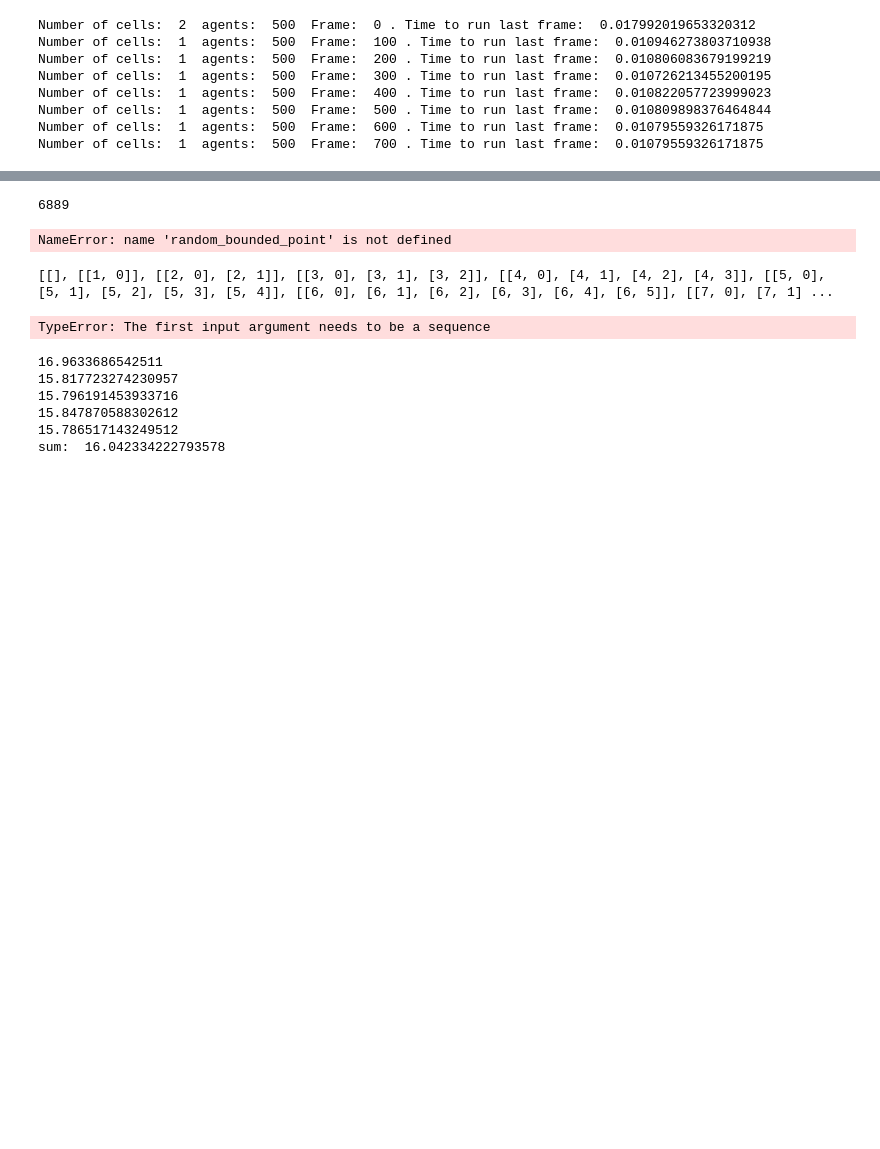
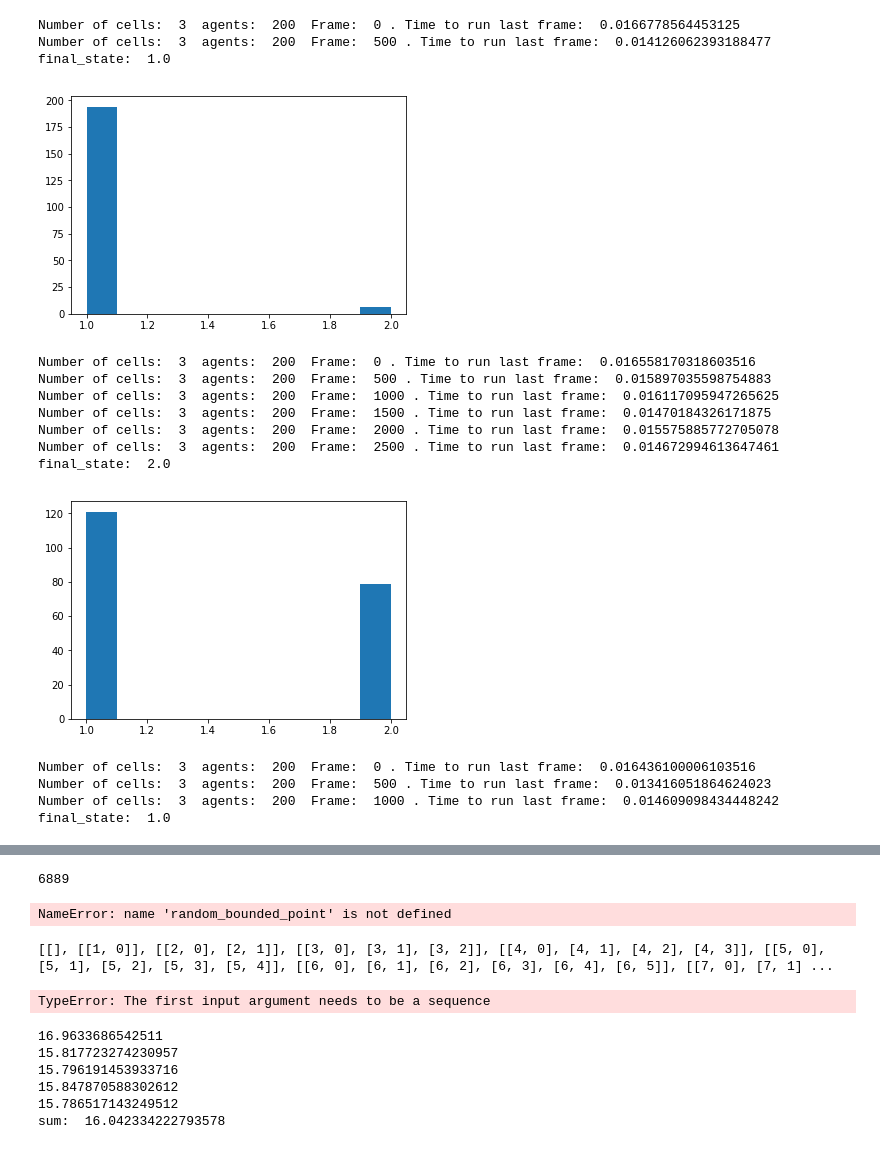
Before and after one commit to benkoger/pytorch_schooling, a Jupyter notebook: schooling_contagion_pytorch.ipynb, the cells around one changed output, grey strips where cells are left out. Drawn from its saved outputs; the diff is of its cells as text; code cells hidden in the pictures; blank space fills up the shorter version.

```diff
--- a/schooling_contagion_pytorch.ipynb
+++ b/schooling_contagion_pytorch.ipynb
@@ -558,13 +1000,14 @@ class Simulation():
 # %%
-#test area
+%matplotlib inline
 
 import time
+import matplotlib.pyplot as plt
 random.seed()
 
-total_frames = 1000
+total_frames = 10000
 
-simulation = Simulation(num_agents=500, arena_size=800, number_of_cells=1,
-                        body_size=1.0, video=False)
+# simulation = Simulation(num_agents=100, arena_size=800, number_of_cells=1,
+#                         body_size=1.0, video=False)
 
 time_segment = 0
 time_main = 0
@@ -573,55 +1016,86 @@ time_draw = 0
 #fps = []
 #num_agents_list = list(range(1,3100, 100))
 
-num_agents_list = [500]
+num_agents_list = [200]
 
 
+number_cells = 3
 
+convergence_threshold = 100
+convergence_count = 0
 
 #Simulation starts HERE
 for num_agents in num_agents_list:
-    for trial in range(1):
-        simulation = Simulation(num_agents=num_agents, arena_size=800, number_of_cells=3,
-                        body_size=1.0, video=False)
+    final_states = []
+    for trial in range(100):
+        simulation = Simulation(num_agents=num_agents, arena_size=500, number_of_cells=number_cells,
+                                body_size=3.0, video=False, speed=3, state_threshold=.5, number_of_states = 2,
+                                noise_sd = 1.0)
         time_start = time.time()
         for frame in range(total_frames):
             t = time.time()
             simulation.segment_individuals()
             time_segment += time.time() - t
 
             t = time.time()
-            simulation.main_graph()
-            if frame % 100 == 0:
+            converged = simulation.main_graph()
+            if converged:
+                convergence_count += 1
+            else:
+                convergence_count = 0
+
+            if frame % 500 == 0:
                 print('Number of cells: ', simulation.number_of_cells, ' agents: ' ,num_agents, ' Frame: ', frame, '. Time to run last frame: ', time.time() - t)
         #    if frame == 50:
         #         %lprun -f simulation.main_graph simulation.main_graph()
             time_main += time.time() - t
 
-            if frame % 2 == 0:
+            if frame % 100 == 0:
                 kill = simulation.graphics()
 
                 time_draw += time.time() - t
 
 
-            if kill:
+            if kill or convergence_count > convergence_threshold:
                 close_cv2()
                 break
 
+        agents = simulation.get_agents()
+        agents_states = [a.state for a in agents]
+        final_states.append(agents_states)
+        print('final_state: ', agents_states[0])
+        plt.hist(agents_states)
+        plt.show()
+
+
         total_time = time.time() - time_start
         #print('total time: ', total_time)
-        #print('frames per second: ', frame / total_time )
+#         print('number of cells: ', number_cells, ' averaged over ', total_frames, 'frames')
+#         print('frames per second: ', frame / total_time )
         #fps.append(frame / total_time)
         close_cv2()
 
-        #print('time_segment: ', time_segment/frame )
-        #print('time_main: ', time_main/frame )
-        #print('time_draw: ', time_draw/frame )
+
+#         print('time_segment: ', time_segment/frame )
+#         print('time_main: ', time_main/frame )
+#         print('time_draw: ', time_draw/frame )
+
+plt.hist(list(itertools.chain(*final_states)))
+plt.show()
 # %% [output]
-Number of cells:  2  agents:  500  Frame:  0 . Time to run last frame:  0.017992019653320312
-Number of cells:  1  agents:  500  Frame:  100 . Time to run last frame:  0.010946273803710938
-Number of cells:  1  agents:  500  Frame:  200 . Time to run last frame:  0.010806083679199219
-Number of cells:  1  agents:  500  Frame:  300 . Time to run last frame:  0.010726213455200195
-Number of cells:  1  agents:  500  Frame:  400 . Time to run last frame:  0.010822057723999023
-Number of cells:  1  agents:  500  Frame:  500 . Time to run last frame:  0.010809898376464844
-Number of cells:  1  agents:  500  Frame:  600 . Time to run last frame:  0.01079559326171875
-Number of cells:  1  agents:  500  Frame:  700 . Time to run last frame:  0.01079559326171875
+Number of cells:  3  agents:  200  Frame:  0 . Time to run last frame:  0.0166778564453125
+Number of cells:  3  agents:  200  Frame:  500 . Time to run last frame:  0.014126062393188477
+final_state:  1.0
+[figure, added]
+Number of cells:  3  agents:  200  Frame:  0 . Time to run last frame:  0.016558170318603516
+Number of cells:  3  agents:  200  Frame:  500 . Time to run last frame:  0.015897035598754883
+Number of cells:  3  agents:  200  Frame:  1000 . Time to run last frame:  0.016117095947265625
+Number of cells:  3  agents:  200  Frame:  1500 . Time to run last frame:  0.01470184326171875
+Number of cells:  3  agents:  200  Frame:  2000 . Time to run last frame:  0.015575885772705078
+Number of cells:  3  agents:  200  Frame:  2500 . Time to run last frame:  0.014672994613647461
+final_state:  2.0
+[figure, added]
+Number of cells:  3  agents:  200  Frame:  0 . Time to run last frame:  0.016436100006103516
+Number of cells:  3  agents:  200  Frame:  500 . Time to run last frame:  0.013416051864624023
+Number of cells:  3  agents:  200  Frame:  1000 . Time to run last frame:  0.014609098434448242
+final_state:  1.0
```
Also changed, not shown: parts of 50 cells of this notebook, 44 other files.
